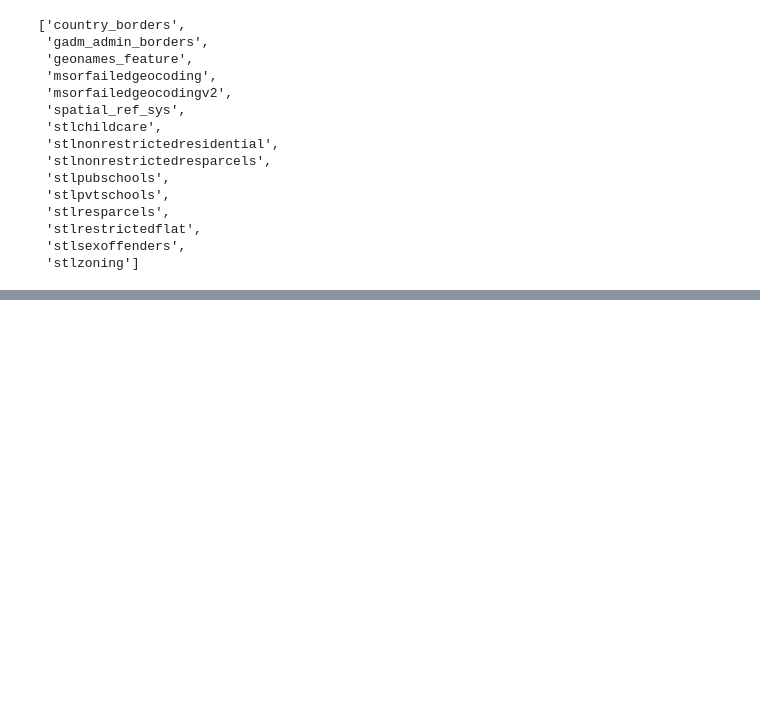
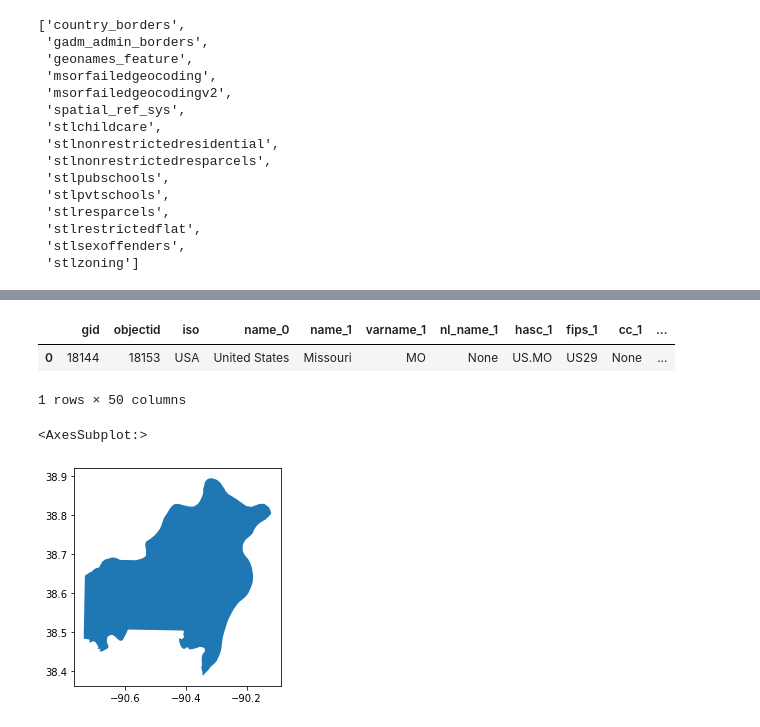
Before and after one commit to PMattox/dsa_masters, a Jupyter notebook: DSA_Capstone/Test_Folium_Mask.ipynb, the cells around one changed output, grey strips where cells are left out. Saved outputs shown, nothing was run; the diff lists cells and outputs as text; code cells hidden in the pictures; blank space fills up the shorter version.

```diff
--- a/DSA_Capstone/Test_Folium_Mask.ipynb
+++ b/DSA_Capstone/Test_Folium_Mask.ipynb
@@ -99,0 +121,18 @@ cursor.fetchall()
+# %%
+# SELECT TO A GEODATAFRAME
+# create sql statement and pull from db into a geopandas dataframe
+sql = """SELECT * FROM geospatial.gadm_admin_borders
+            WHERE iso = 'USA' AND varname_1 = 'MO' and name_2 = 'Saint Louis'
+            LIMIT 1000;"""
+gdf1 = gpd.read_postgis(sql, conn, geom_col='the_geom')
+# gpd_childcare = gpd_childcare.drop(columns='geometry') # drop the duplicate geometry column
+gdf1.head()
+# %% [output]
+|  | gid | objectid | iso | name_0 | name_1 | varname_1 | nl_name_1 | hasc_1 | fips_1 | cc_1 | ... |
+| 0 | 18144 | 18153 | USA | United States | Missouri | MO | None | US.MO | US29 | None | ... |
+1 rows × 50 columns
+# %%
+gdf1.plot()
+# %% [output]
+<AxesSubplot:>
+[figure, added]
```
Also changed, not shown: parts of 7 cells of this notebook, 2 other files.
